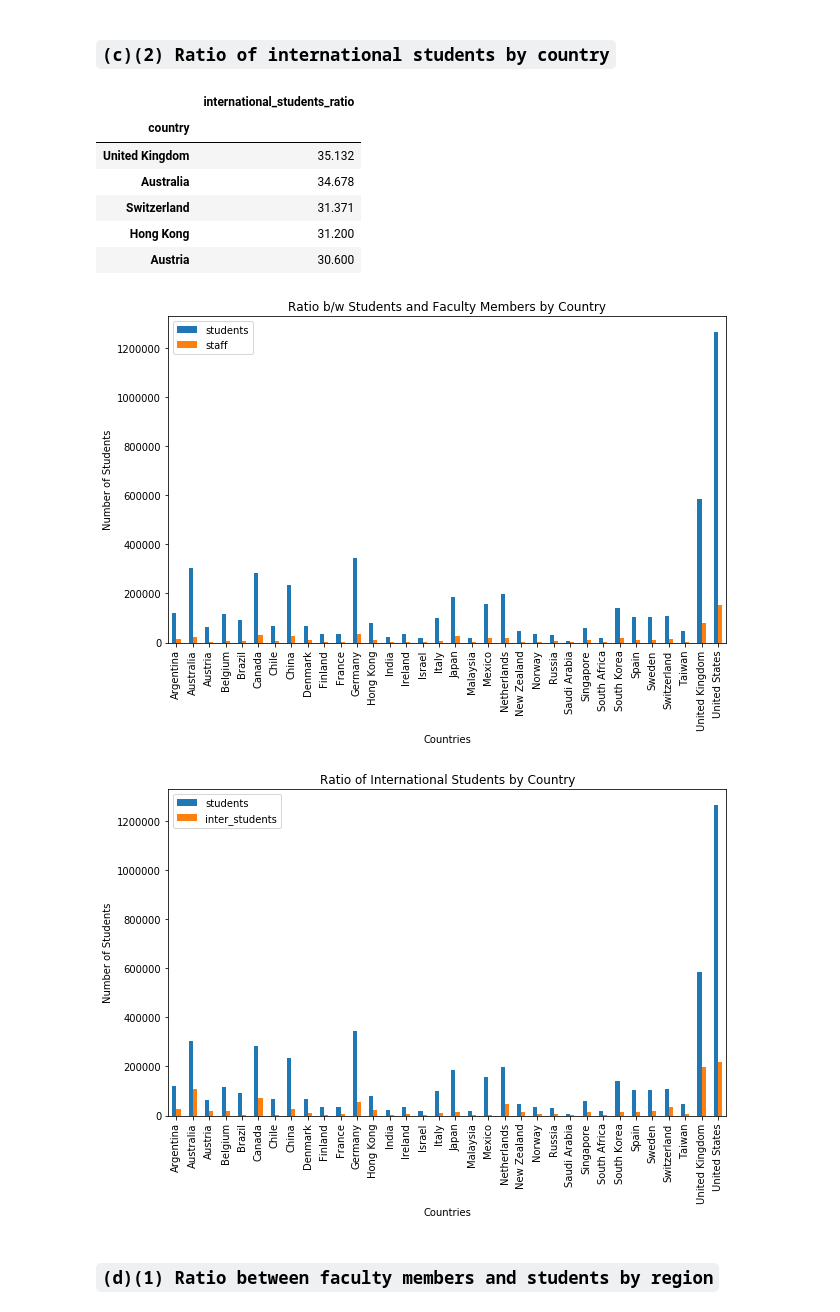
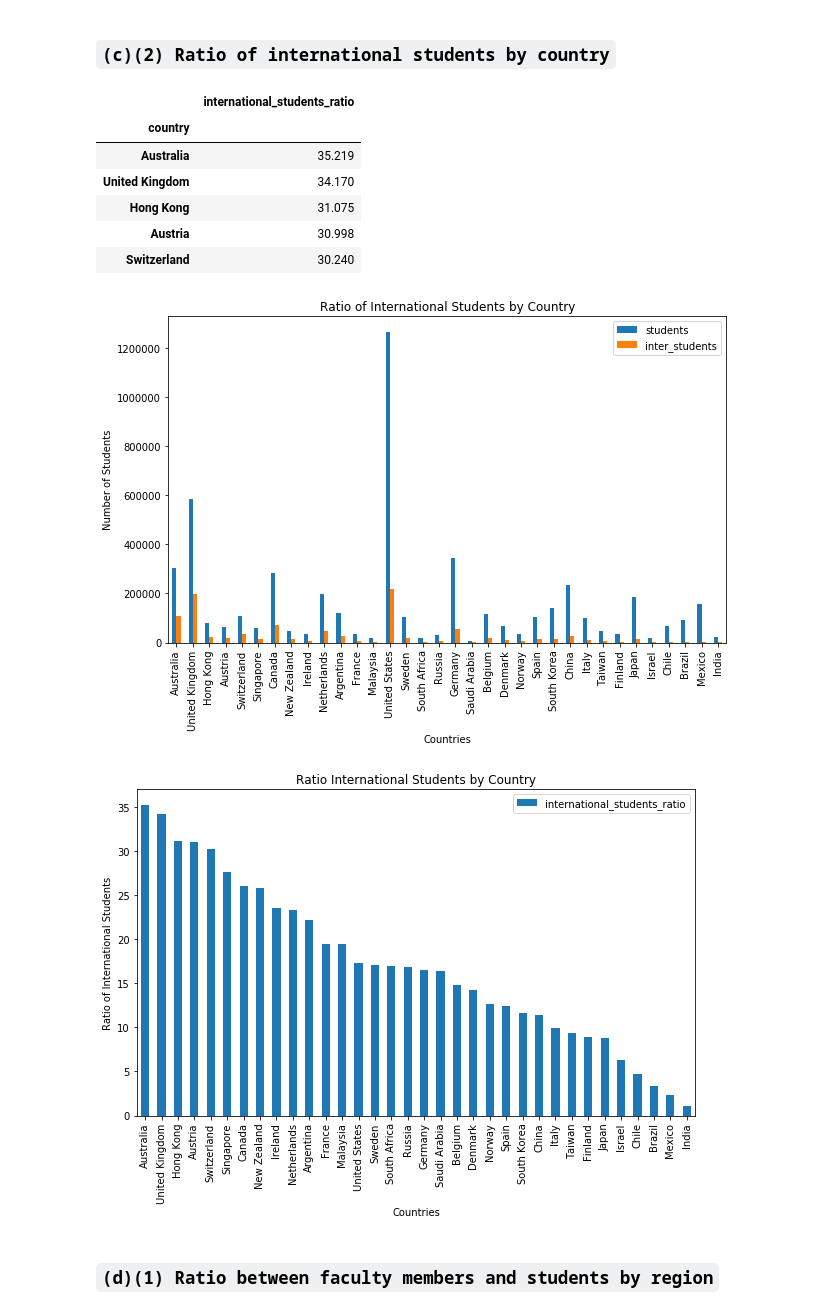
Before and after one commit to oabouzaid/Applied-Data-Analysis, a Jupyter notebook: homework2/solutions_final.ipynb, the cells around one changed output. Saved outputs shown, nothing was run; the diff lists cells and outputs as text; code cells hidden in the pictures.

```diff
--- a/homework2/solutions_final.ipynb
+++ b/homework2/solutions_final.ipynb
@@ -114,37 +133,36 @@ df_staff[['student_staff_ratio']].round(3).head()
 ### `(c)(2) Ratio of international students by country`
 # %%
 df_inter = df_top_universities.copy()
-df_inter = df_inter.groupby('country').mean()
+df_inter = df_inter.groupby('country').sum()
+df_inter['international_students_ratio'] = df_inter['inter_students'].divide(df_inter['students'])*100
 df_inter = df_inter.sort_values(['international_students_ratio'], ascending=False)
 df_inter[['international_students_ratio']].round(3).head()
 # %% [output]
 |  | international_students_ratio |
 | country |  |
-| United Kingdom | 35.132 |
-| Australia | 34.678 |
-| Switzerland | 31.371 |
-| Hong Kong | 31.200 |
-| Austria | 30.600 |
+| Australia | 35.219 |
+| United Kingdom | 34.170 |
+| Hong Kong | 31.075 |
+| Austria | 30.998 |
+| Switzerland | 30.240 |
 # %%
-df_plot = df_top_universities.copy()
-df_plot = df_plot.groupby('country').sum()
-df_plot[['students','staff']]\
-    .plot.bar(figsize=(10,6),title ='Ratio b/w Students and Faculty Members by Country')
+df_plot = df_inter.copy()
+df_plot[['students','inter_students']]\
+    .plot.bar(figsize=(10,6),title ='Ratio of International Students by Country')
 plt.xlabel('Countries')
 plt.ylabel('Number of Students')
 plt.show()
 # %% [output]
-[figure, old version]
+[figure, new version]
 # %%
-df_plot = df_top_universities.copy()
-df_plot = df_plot.groupby('country').sum()
-df_plot[['students','inter_students']]\
-    .plot.bar(figsize=(10,6),title ='Ratio of International Students by Country')
+df_plot = df_inter.copy()
+df_plot[['international_students_ratio']]\
+    .plot.bar(figsize=(10,6),title ='Ratio International Students by Country')
 plt.xlabel('Countries')
-plt.ylabel('Number of Students')
+plt.ylabel('Ratio of International Students')
 plt.show()
 # %% [output]
-[figure, old version]
+[figure, new version]
 # %% [markdown]
 ### `(d)(1) Ratio between faculty members and students by region`
 # %%
```
Also changed, not shown: parts of 28 cells of this notebook.
